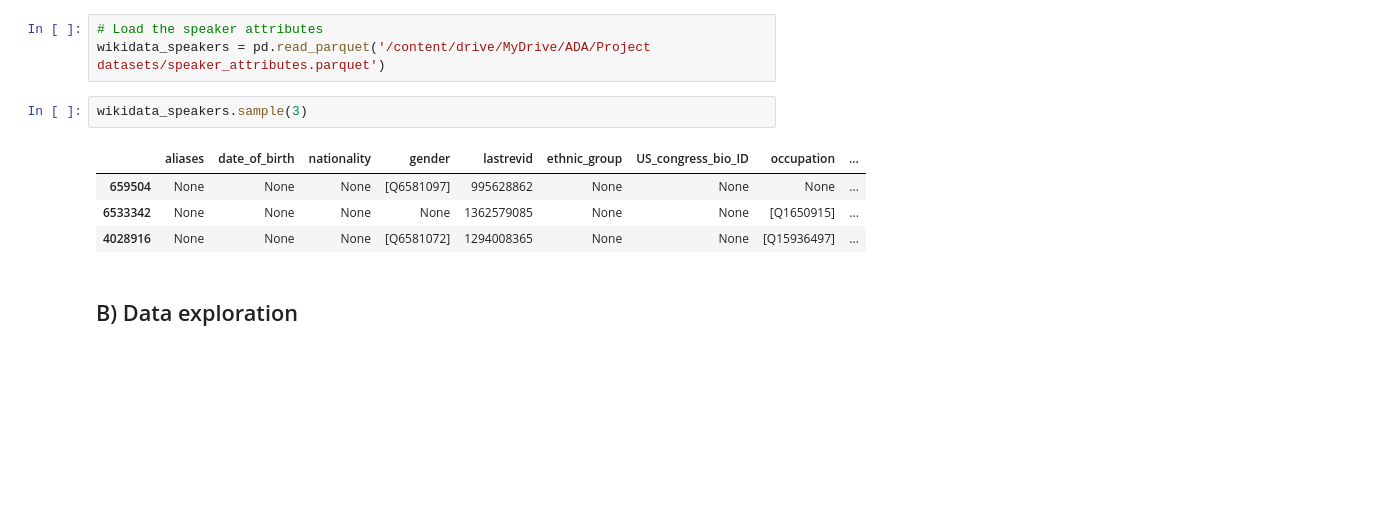
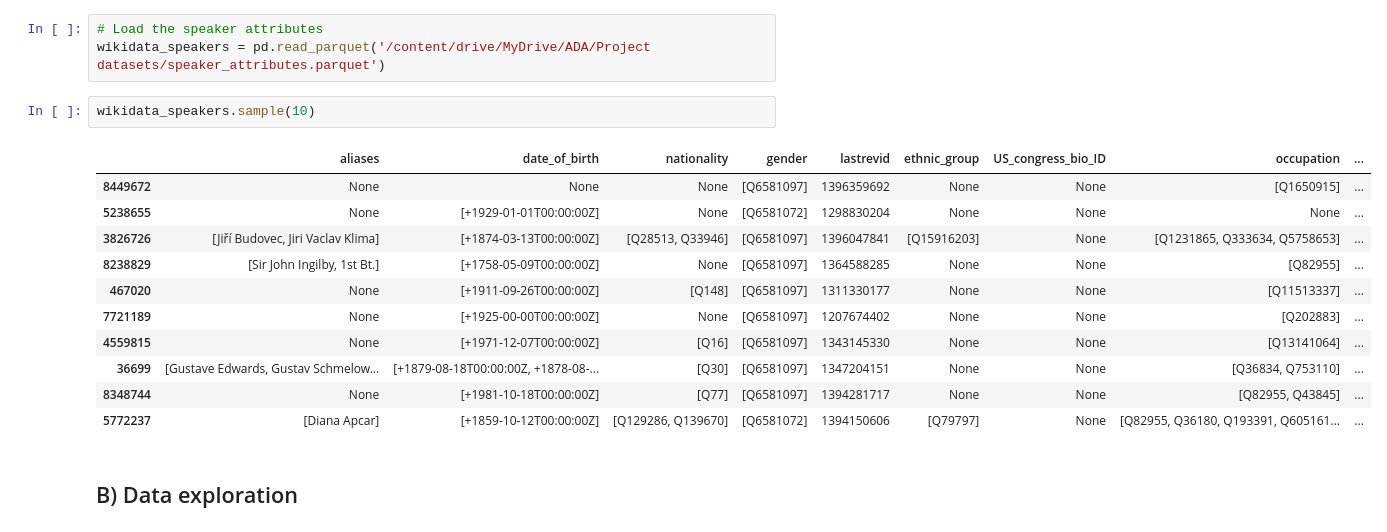
Before and after one commit to epfl-ada/ada-2021-project-i-did-ada-did-i, a Jupyter notebook: Pipeline.ipynb, the cells around one changed output. Saved outputs shown, nothing was run; the diff lists cells and outputs as text; blank space fills up the shorter version.

```diff
--- a/Pipeline.ipynb
+++ b/Pipeline.ipynb
@@ -101,12 +108,19 @@ df_quotes.loc[0:4,'urls'].tolist()
 # Load the speaker attributes
 wikidata_speakers = pd.read_parquet('/content/drive/MyDrive/ADA/Project datasets/speaker_attributes.parquet')
 # %%
-wikidata_speakers.sample(3)
+wikidata_speakers.sample(10)
 # %% [output]
 |  | aliases | date_of_birth | nationality | gender | lastrevid | ethnic_group | US_congress_bio_ID | occupation | ... |
-| 659504 | None | None | None | [Q6581097] | 995628862 | None | None | None | ... |
-| 6533342 | None | None | None | None | 1362579085 | None | None | [Q1650915] | ... |
-| 4028916 | None | None | None | [Q6581072] | 1294008365 | None | None | [Q15936497] | ... |
+| 8449672 | None | None | None | [Q6581097] | 1396359692 | None | None | [Q1650915] | ... |
+| 5238655 | None | [+1929-01-01T00:00:00Z] | None | [Q6581072] | 1298830204 | None | None | None | ... |
+| 3826726 | [Jiří Budovec, Jiri Vaclav Klima] | [+1874-03-13T00:00:00Z] | [Q28513, Q33946] | [Q6581097] | 1396047841 | [Q15916203] | None | [Q1231865, Q333634, Q5758653] | ... |
+| 8238829 | [Sir John Ingilby, 1st Bt.] | [+1758-05-09T00:00:00Z] | None | [Q6581097] | 1364588285 | None | None | [Q82955] | ... |
+| 467020 | None | [+1911-09-26T00:00:00Z] | [Q148] | [Q6581097] | 1311330177 | None | None | [Q11513337] | ... |
+| 7721189 | None | [+1925-00-00T00:00:00Z] | None | [Q6581097] | 1207674402 | None | None | [Q202883] | ... |
+| 4559815 | None | [+1971-12-07T00:00:00Z] | [Q16] | [Q6581097] | 1343145330 | None | None | [Q13141064] | ... |
+| 36699 | [Gustave Edwards, Gustav Schmelow... | [+1879-08-18T00:00:00Z, +1878-08-... | [Q30] | [Q6581097] | 1347204151 | None | None | [Q36834, Q753110] | ... |
+| 8348744 | None | [+1981-10-18T00:00:00Z] | [Q77] | [Q6581097] | 1394281717 | None | None | [Q82955, Q43845] | ... |
+| 5772237 | [Diana Apcar] | [+1859-10-12T00:00:00Z] | [Q129286, Q139670] | [Q6581072] | 1394150606 | [Q79797] | None | [Q82955, Q36180, Q193391, Q605161... | ... |
 # %% [markdown]
 ## B) Data exploration
 # %% [markdown]
```
Also changed, not shown: parts of 21 cells of this notebook.
